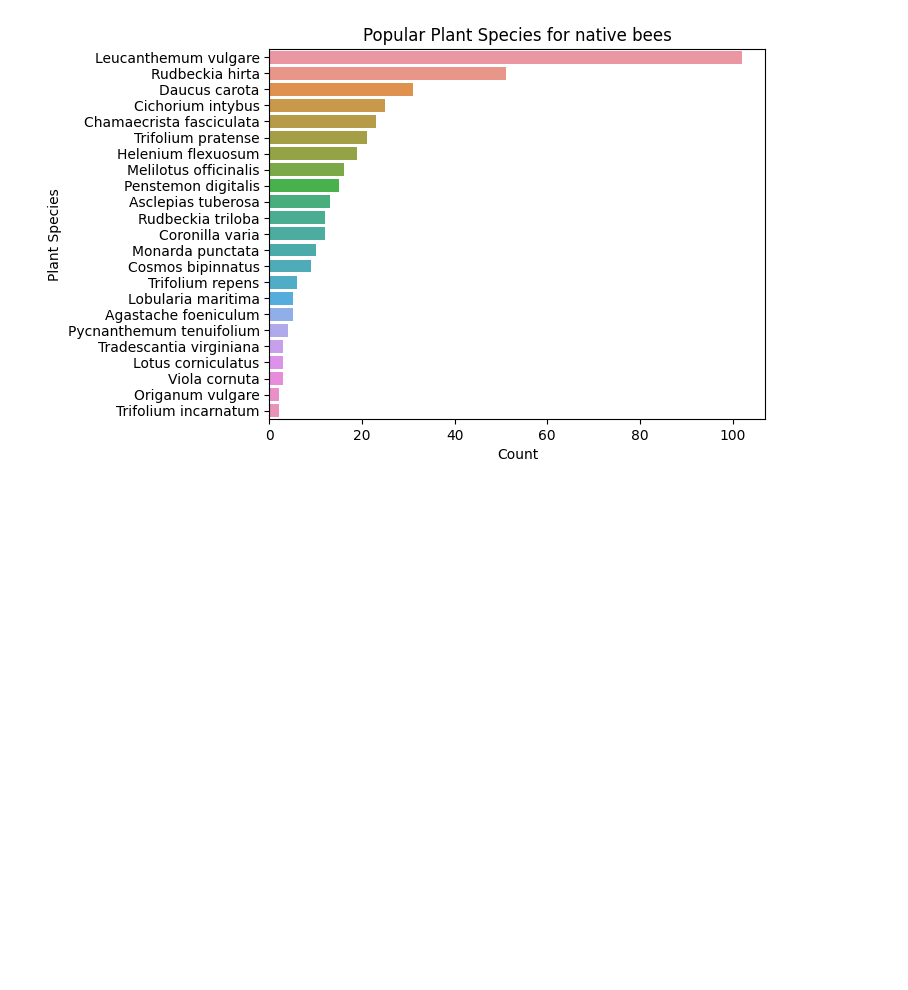
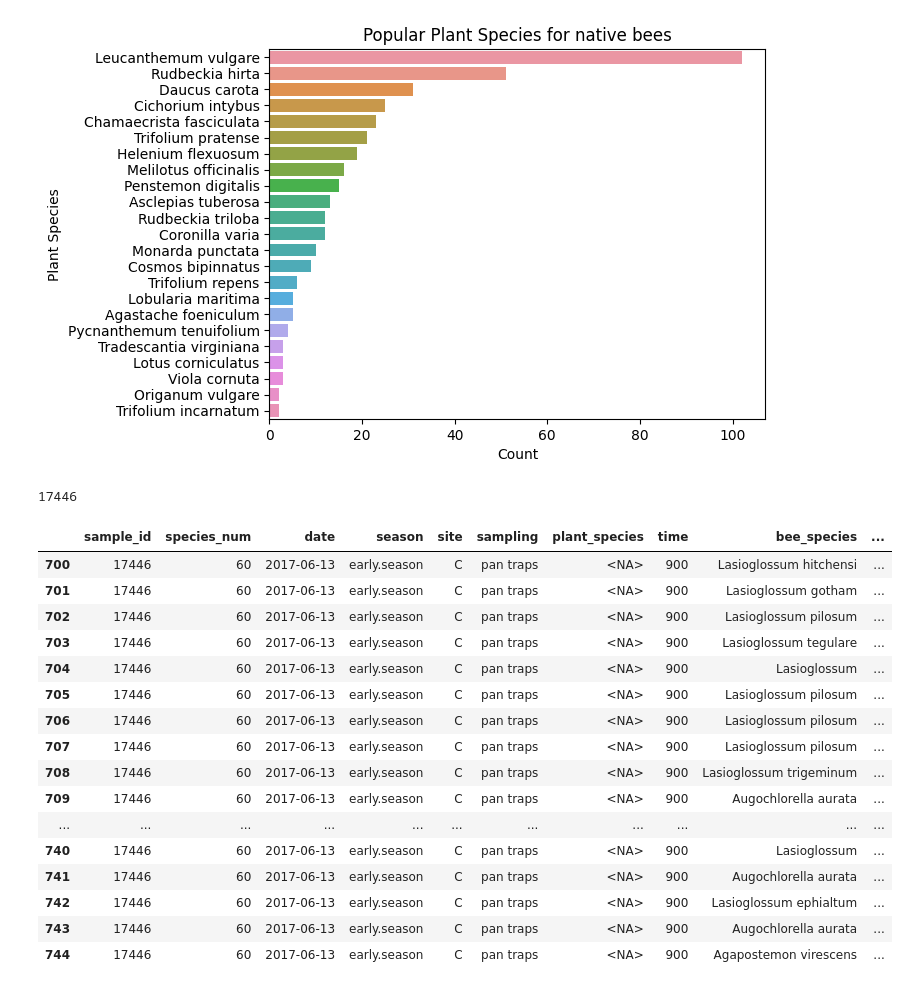
Before and after one commit to dtt101/alchemy, a Jupyter notebook: notebooks/competition-bees.ipynb, the cells around one changed output. Drawn from its saved outputs; the diff is of its cells as text; code cells hidden in the pictures; blank space fills up the shorter version.

Commit message:
Get largest sample for visulaising

```diff
--- a/notebooks/competition-bees.ipynb
+++ b/notebooks/competition-bees.ipynb
@@ -192,3 +214,34 @@ labels = chart.set(
 )
 # %% [output]
 [figure]
+# %%
+## Visualisation of the distribution of bee and plant species across one of the samples
+
+# first count the sample_id with the most occurences
+sample_highest_count = data['sample_id'].value_counts().head(1)
+# get the actual sample_id from the sample__highest_count
+sample_id = sample_highest_count.index[0]
+print(sample_id)
+
+# filter the data to only include the sample_id with the highest count
+sample_data = data[data['sample_id'] == sample_id]
+sample_data
+# %% [output]
+17446
+|  | sample_id | species_num | date | season | site | sampling | plant_species | time | bee_species | ... |
+| 700 | 17446 | 60 | 2017-06-13 | early.season | C | pan traps | <NA> | 900 | Lasioglossum hitchensi | ... |
+| 701 | 17446 | 60 | 2017-06-13 | early.season | C | pan traps | <NA> | 900 | Lasioglossum gotham | ... |
+| 702 | 17446 | 60 | 2017-06-13 | early.season | C | pan traps | <NA> | 900 | Lasioglossum pilosum | ... |
+| 703 | 17446 | 60 | 2017-06-13 | early.season | C | pan traps | <NA> | 900 | Lasioglossum tegulare | ... |
+| 704 | 17446 | 60 | 2017-06-13 | early.season | C | pan traps | <NA> | 900 | Lasioglossum | ... |
+| 705 | 17446 | 60 | 2017-06-13 | early.season | C | pan traps | <NA> | 900 | Lasioglossum pilosum | ... |
+| 706 | 17446 | 60 | 2017-06-13 | early.season | C | pan traps | <NA> | 900 | Lasioglossum pilosum | ... |
+| 707 | 17446 | 60 | 2017-06-13 | early.season | C | pan traps | <NA> | 900 | Lasioglossum pilosum | ... |
+| 708 | 17446 | 60 | 2017-06-13 | early.season | C | pan traps | <NA> | 900 | Lasioglossum trigeminum | ... |
+| 709 | 17446 | 60 | 2017-06-13 | early.season | C | pan traps | <NA> | 900 | Augochlorella aurata | ... |
+| ... | ... | ... | ... | ... | ... | ... | ... | ... | ... | ... |
+| 740 | 17446 | 60 | 2017-06-13 | early.season | C | pan traps | <NA> | 900 | Lasioglossum | ... |
+| 741 | 17446 | 60 | 2017-06-13 | early.season | C | pan traps | <NA> | 900 | Augochlorella aurata | ... |
+| 742 | 17446 | 60 | 2017-06-13 | early.season | C | pan traps | <NA> | 900 | Lasioglossum ephialtum | ... |
+| 743 | 17446 | 60 | 2017-06-13 | early.season | C | pan traps | <NA> | 900 | Augochlorella aurata | ... |
+| 744 | 17446 | 60 | 2017-06-13 | early.season | C | pan traps | <NA> | 900 | Agapostemon virescens | ... |
```
Also changed, not shown: parts of 1 cell of this notebook.
